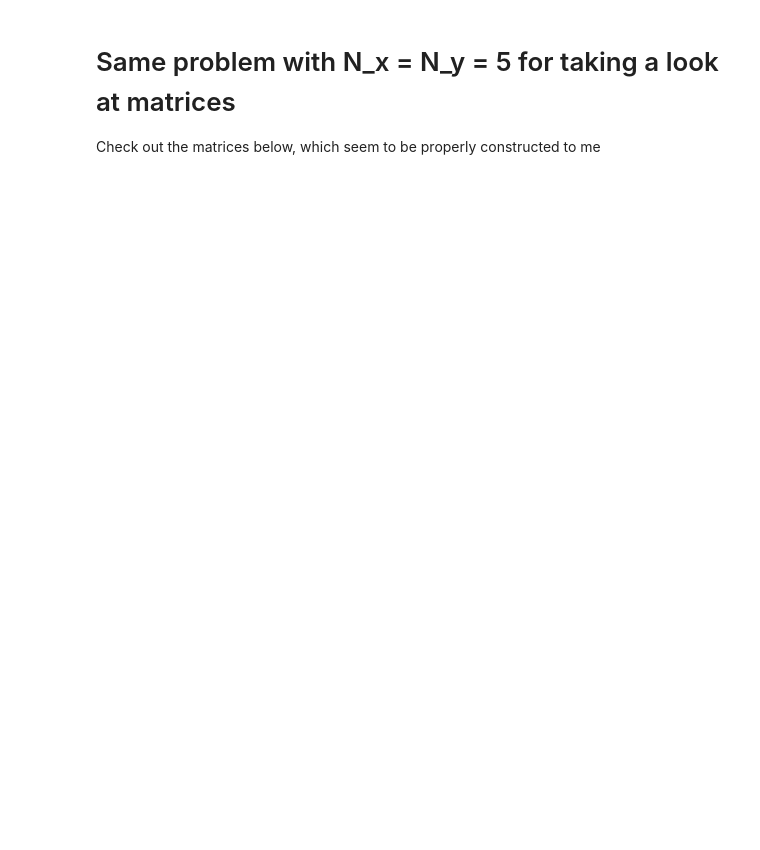
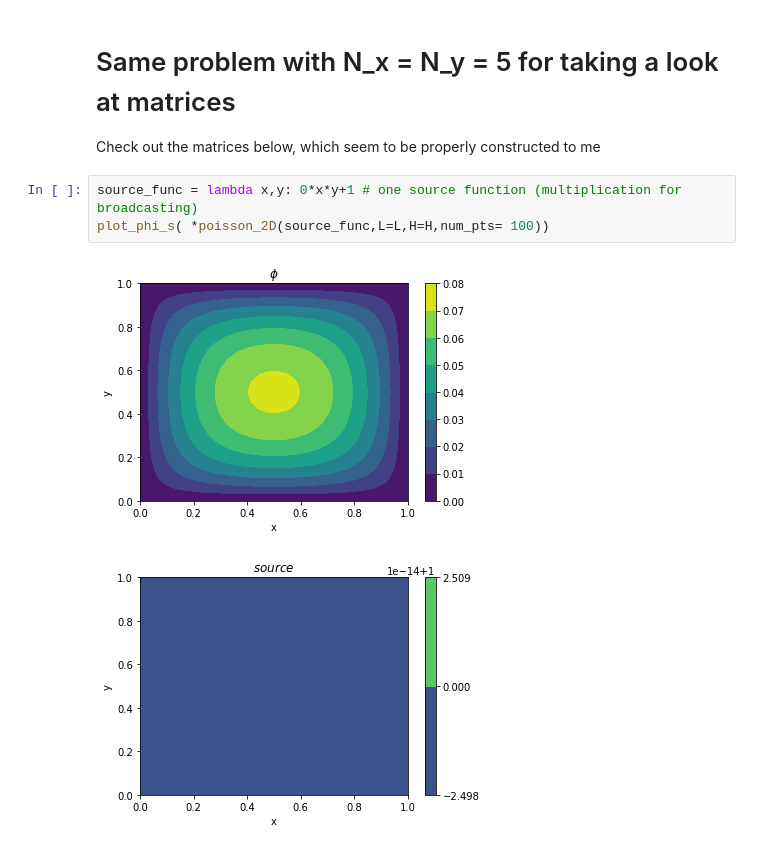
Before and after one commit to Gloamglozer/NumericalMethods, a Jupyter notebook: Week5/poisson_2d.ipynb, the cells around one changed output. Drawn from its saved outputs; the diff is of its cells as text; blank space fills up the shorter version.

```diff
--- a/Week5/poisson_2d.ipynb
+++ b/Week5/poisson_2d.ipynb
@@ -183,3 +183,9 @@ phi
 # %% [markdown]
 # Same problem with N_x = N_y = 5 for taking a look at matrices
  Check out the matrices below, which seem to be properly constructed to me
+# %%
+source_func = lambda x,y: 0*x*y+1 # one source function (multiplication for broadcasting)
+plot_phi_s( *poisson_2D(source_func,L=L,H=H,num_pts= 100))
+# %% [output]
+[figure, added]
+[figure, added]
```
Also changed, not shown: parts of 21 cells of this notebook, 1 other file.
